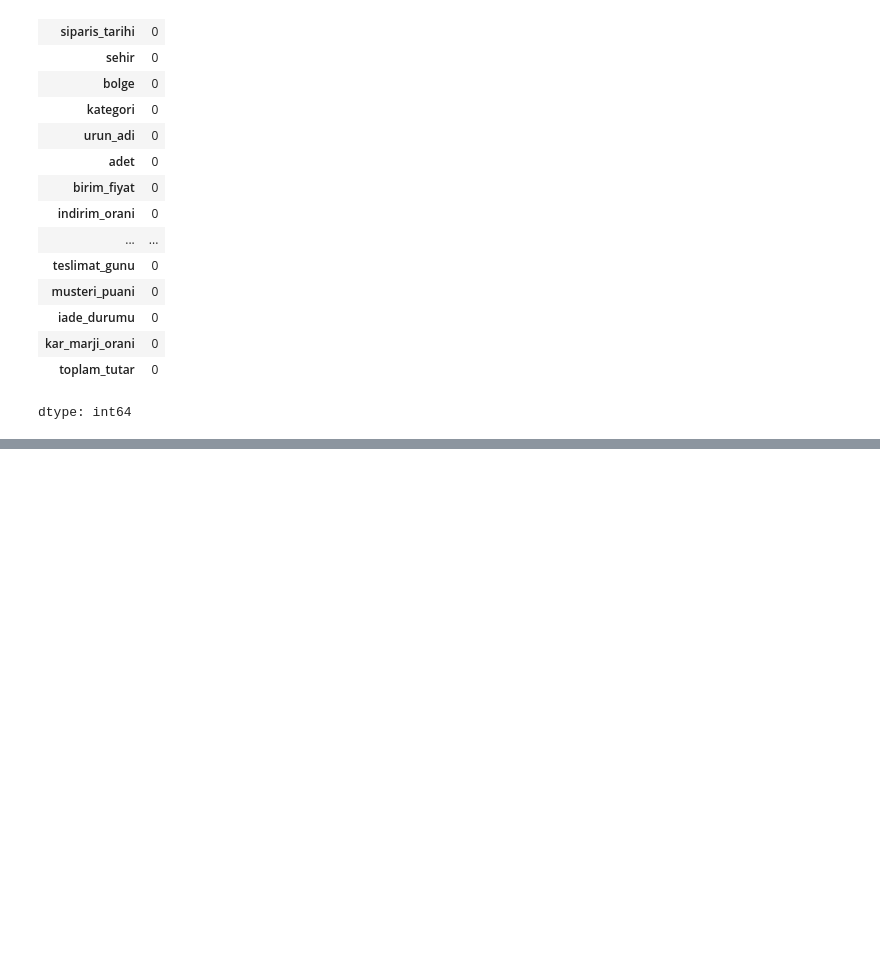
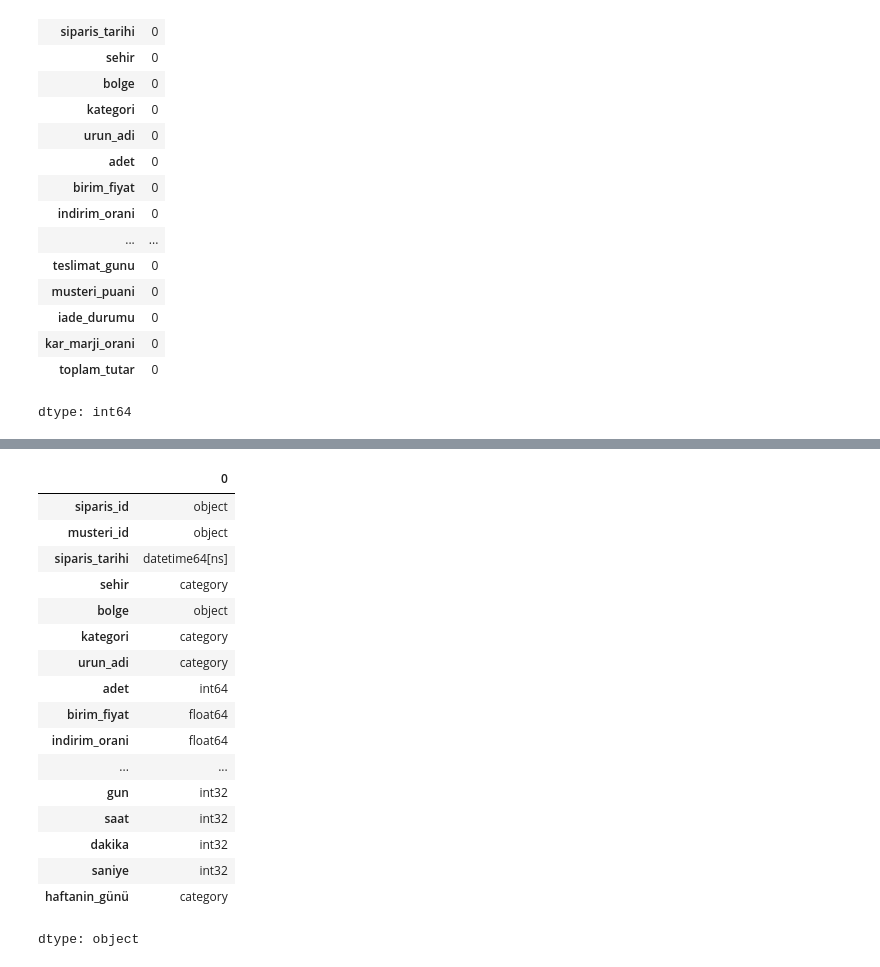
Before and after one commit to YunusEmre214/Data_Science_Colab, a Jupyter notebook: Data_Science.ipynb, the cells around one changed output, grey strips where cells are left out. Drawn from its saved outputs; the diff is of its cells as text; code cells hidden in the pictures; blank space fills up the shorter version.

```diff
--- a/Data_Science.ipynb
+++ b/Data_Science.ipynb
@@ -384,0 +482,35 @@ df_current.to_csv(record_file,index=False)
+# %%
+#25.Kategorik sütunlaın category tipine dönüştürme
+categorical_Transformation_column=[
+    "sehir",
+    "kategori",
+    "urun_adi",
+    "odeme_turu",
+    "musteri_tipi",
+    "haftanin_günü"
+]
+# %%
+for column in categorical_Transformation_column:
+  df[column]=df[column].astype("category")
+# %%
+#26.Dönüşüm sonrası veri tipleri
+df.dtypes
+# %% [output]
+|  | 0 |
+| siparis_id | object |
+| musteri_id | object |
+| siparis_tarihi | datetime64[ns] |
+| sehir | category |
+| bolge | object |
+| kategori | category |
+| urun_adi | category |
+| adet | int64 |
+| birim_fiyat | float64 |
+| indirim_orani | float64 |
+| ... | ... |
+| gun | int32 |
+| saat | int32 |
+| dakika | int32 |
+| saniye | int32 |
+| haftanin_günü | category |
+dtype: object
```
Also changed, not shown: parts of 8 cells of this notebook.
